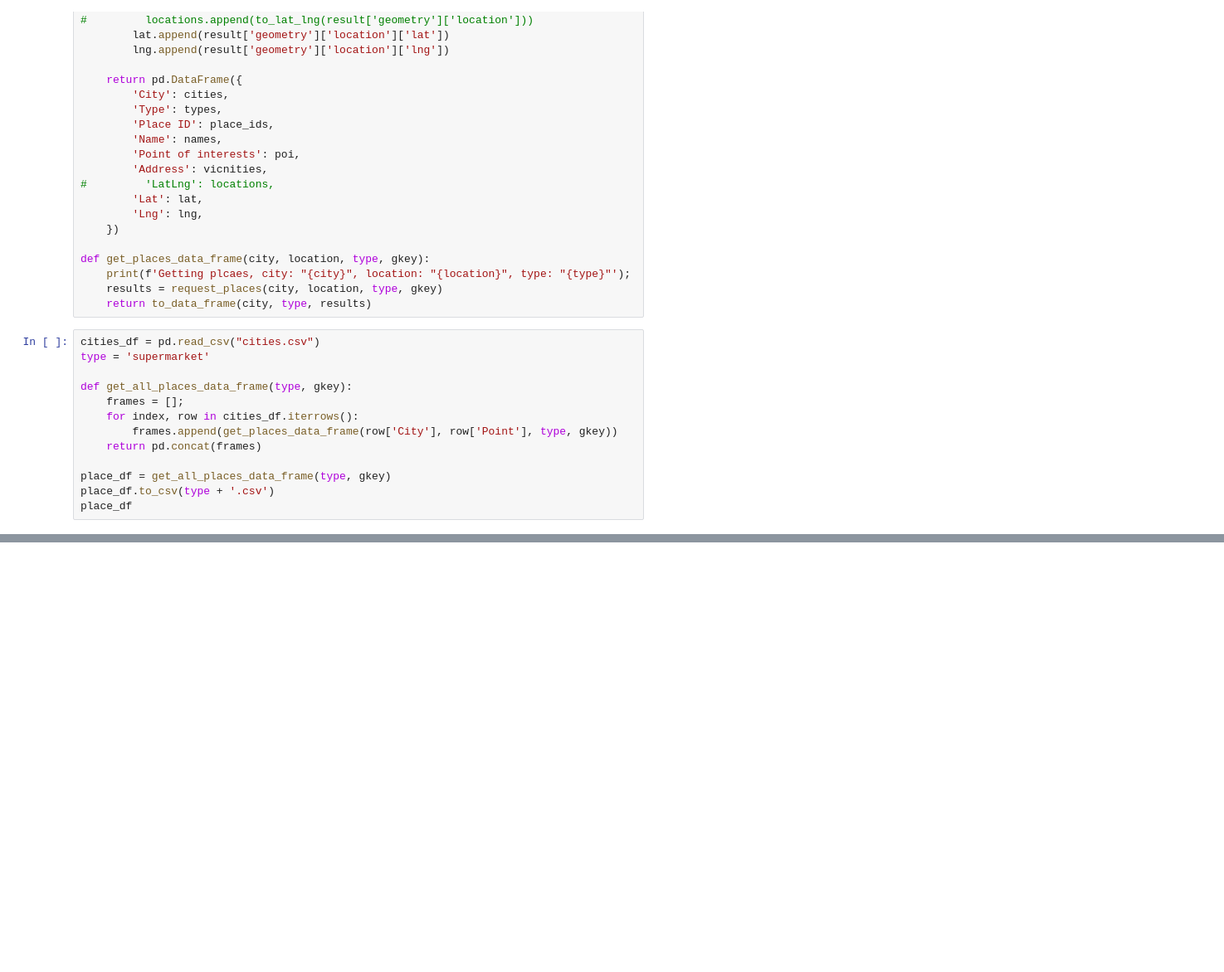
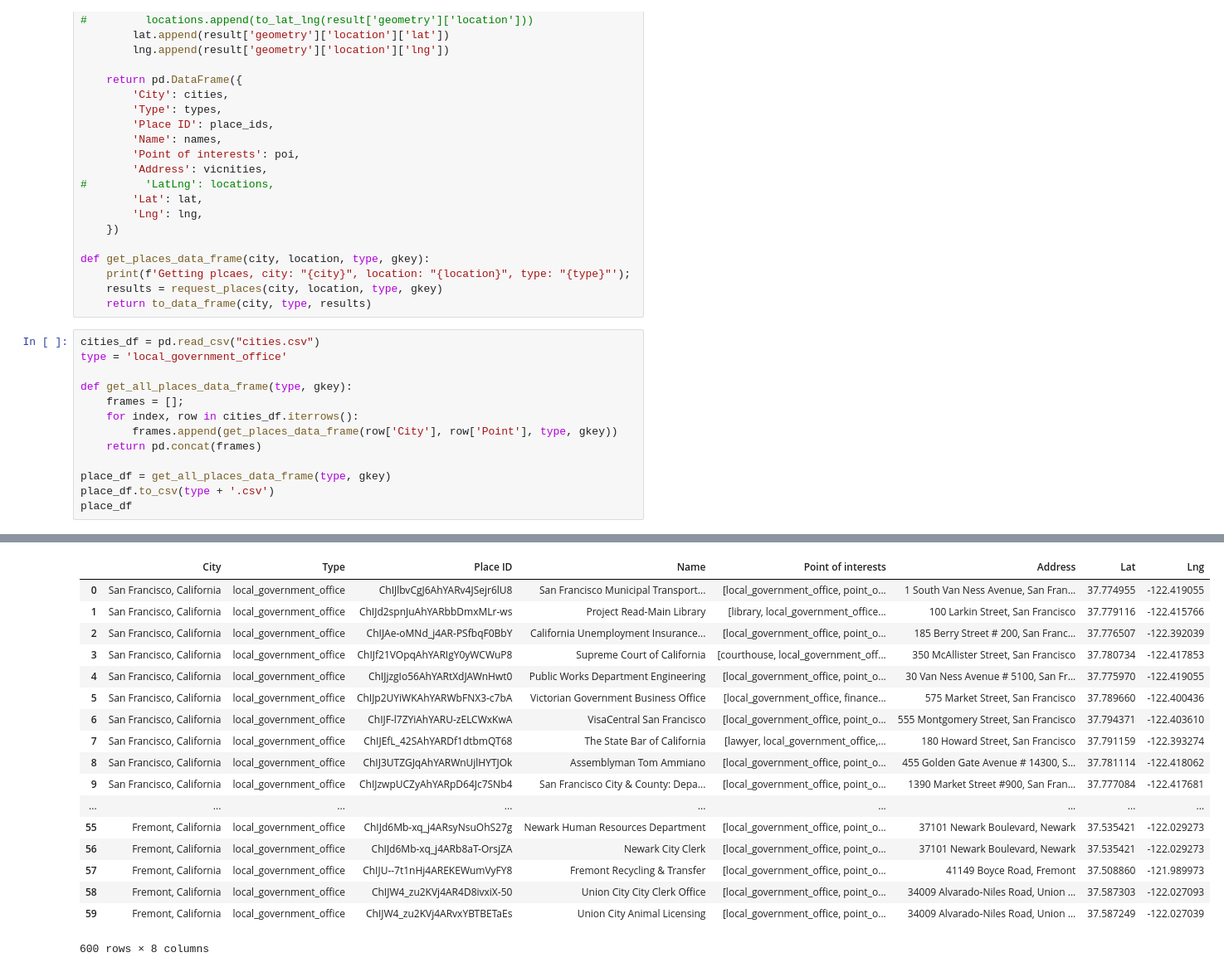
Before and after one commit to lishuai928/Project-Gmap-Graphs, a Jupyter notebook: ran-v2.ipynb, the cells around one changed output, grey strips where cells are left out. Shown at 83% size. Cells and saved outputs as stored; diff of their text form; blank space fills up the shorter version.

```diff
--- a/ran-v2.ipynb
+++ b/ran-v2.ipynb
@@ -139,7 +140,7 @@ def get_places_data_frame(city, location, type, gkey):
     return to_data_frame(city, type, results)
 # %%
 cities_df = pd.read_csv("cities.csv")
-type = 'supermarket'
+type = 'local_government_office'
 
 def get_all_places_data_frame(type, gkey):
     frames = [];
@@ -154,0 +175,18 @@ Getting plcaes, city: "San Francisco, California", location: "37.7749295, -122.4
+|  | City | Type | Place ID | Name | Point of interests | Address | Lat | Lng |
+| 0 | San Francisco, California | local_government_office | ChIJlbvCgJ6AhYARv4JSejr6lU8 | San Francisco Municipal Transport... | [local_government_office, point_o... | 1 South Van Ness Avenue, San Fran... | 37.774955 | -122.419055 |
+| 1 | San Francisco, California | local_government_office | ChIJd2spnJuAhYARbbDmxMLr-ws | Project Read-Main Library | [library, local_government_office... | 100 Larkin Street, San Francisco | 37.779116 | -122.415766 |
+| 2 | San Francisco, California | local_government_office | ChIJAe-oMNd_j4AR-PSfbqF0BbY | California Unemployment Insurance... | [local_government_office, point_o... | 185 Berry Street # 200, San Franc... | 37.776507 | -122.392039 |
+| 3 | San Francisco, California | local_government_office | ChIJf21VOpqAhYARIgY0yWCWuP8 | Supreme Court of California | [courthouse, local_government_off... | 350 McAllister Street, San Francisco | 37.780734 | -122.417853 |
+| 4 | San Francisco, California | local_government_office | ChIJjzgIo56AhYARtXdJAWnHwt0 | Public Works Department Engineering | [local_government_office, point_o... | 30 Van Ness Avenue # 5100, San Fr... | 37.775970 | -122.419055 |
+| 5 | San Francisco, California | local_government_office | ChIJp2UYiWKAhYARWbFNX3-c7bA | Victorian Government Business Office | [local_government_office, finance... | 575 Market Street, San Francisco | 37.789660 | -122.400436 |
+| 6 | San Francisco, California | local_government_office | ChIJF-l7ZYiAhYARU-zELCWxKwA | VisaCentral San Francisco | [local_government_office, point_o... | 555 Montgomery Street, San Francisco | 37.794371 | -122.403610 |
+| 7 | San Francisco, California | local_government_office | ChIJEfL_42SAhYARDf1dtbmQT68 | The State Bar of California | [lawyer, local_government_office,... | 180 Howard Street, San Francisco | 37.791159 | -122.393274 |
+| 8 | San Francisco, California | local_government_office | ChIJ3UTZGJqAhYARWnUjlHYTJOk | Assemblyman Tom Ammiano | [local_government_office, point_o... | 455 Golden Gate Avenue # 14300, S... | 37.781114 | -122.418062 |
+| 9 | San Francisco, California | local_government_office | ChIJzwpUCZyAhYARpD64Jc7SNb4 | San Francisco City & County: Depa... | [local_government_office, point_o... | 1390 Market Street #900, San Fran... | 37.777084 | -122.417681 |
+| ... | ... | ... | ... | ... | ... | ... | ... | ... |
+| 55 | Fremont, California | local_government_office | ChIJd6Mb-xq_j4ARsyNsuOhS27g | Newark Human Resources Department | [local_government_office, point_o... | 37101 Newark Boulevard, Newark | 37.535421 | -122.029273 |
+| 56 | Fremont, California | local_government_office | ChIJd6Mb-xq_j4ARb8aT-OrsjZA | Newark City Clerk | [local_government_office, point_o... | 37101 Newark Boulevard, Newark | 37.535421 | -122.029273 |
+| 57 | Fremont, California | local_government_office | ChIJU--7t1nHj4AREKEWumVyFY8 | Fremont Recycling & Transfer | [local_government_office, point_o... | 41149 Boyce Road, Fremont | 37.508860 | -121.989973 |
+| 58 | Fremont, California | local_government_office | ChIJW4_zu2KVj4AR4D8ivxiX-50 | Union City City Clerk Office | [local_government_office, point_o... | 34009 Alvarado-Niles Road, Union ... | 37.587303 | -122.027093 |
+| 59 | Fremont, California | local_government_office | ChIJW4_zu2KVj4ARvxYBTBETaEs | Union City Animal Licensing | [local_government_office, point_o... | 34009 Alvarado-Niles Road, Union ... | 37.587249 | -122.027039 |
+600 rows × 8 columns
```
Also changed, not shown: parts of 4 cells of this notebook, 8 other files.
